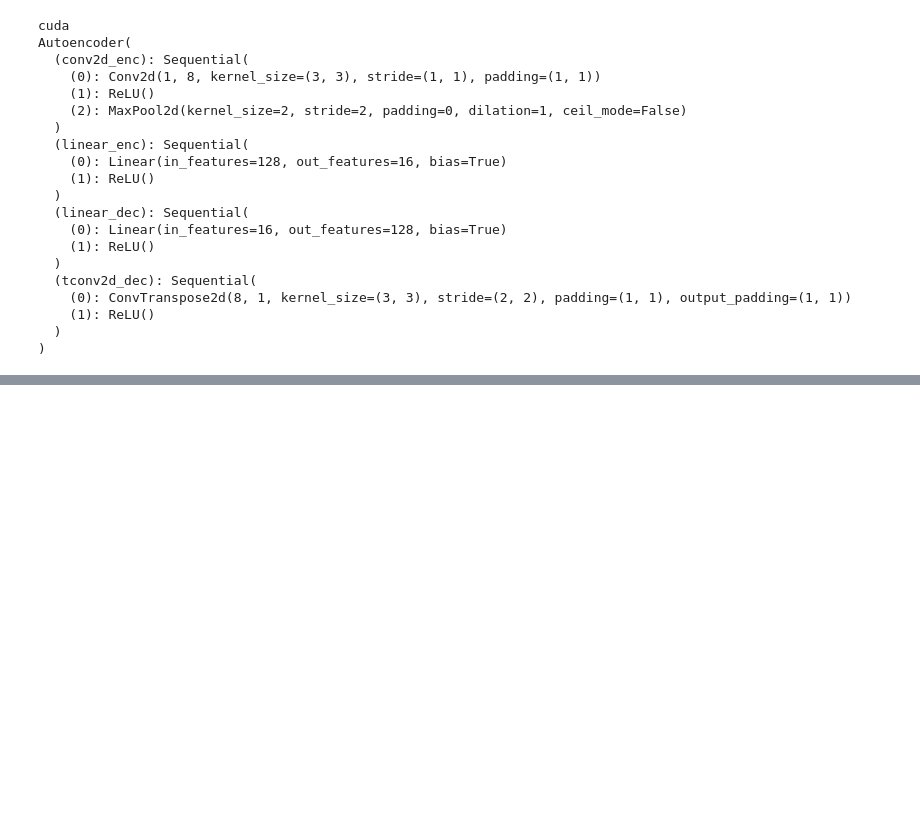
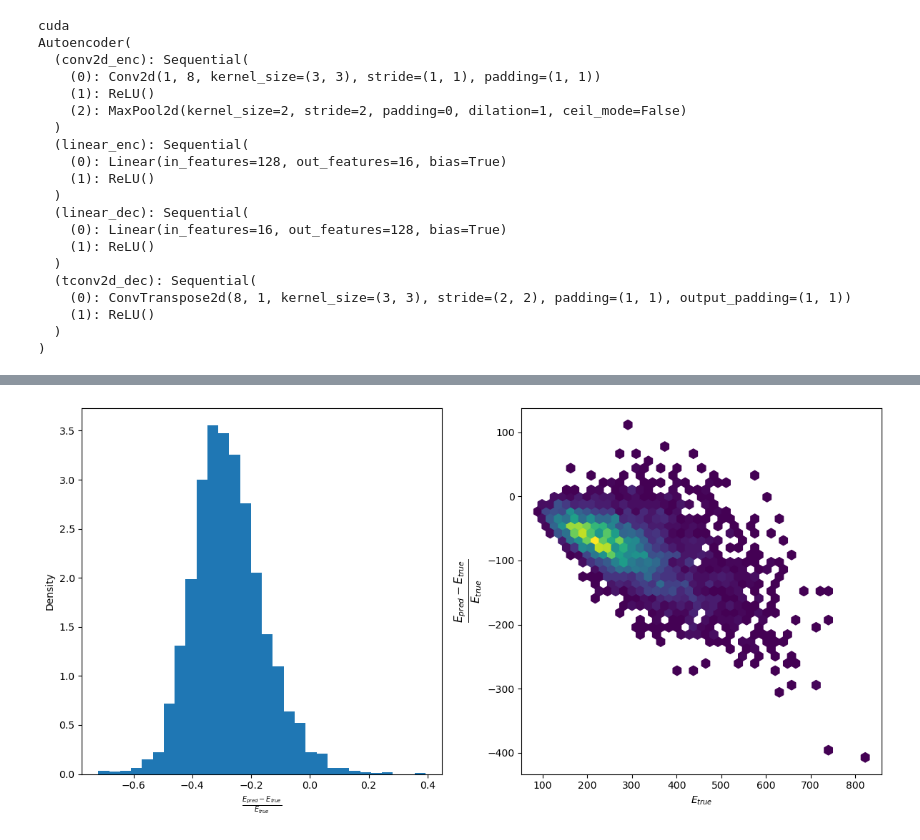
Before and after one commit to NWUHEP/hgcal-analysis, a Jupyter notebook: notebooks/autoencoder_econ.ipynb, the cells around one changed output, grey strips where cells are left out. Drawn from its saved outputs; the diff is of its cells as text; code cells hidden in the pictures; blank space fills up the shorter version.

```diff
--- a/notebooks/autoencoder_econ.ipynb
+++ b/notebooks/autoencoder_econ.ipynb
@@ -193,0 +195,35 @@ with torch.no_grad():
+# %%
+# Plot the the total error for both total energy and
+energy_diff = []
+energy_sums = []
+with torch.no_grad():
+    model.eval()
+    test_loss = 0
+    n_test_events = len(test_loader)
+    for features in tqdm(test_loader, total=n_test_events, leave=False):
+        features = features.unsqueeze(1).to(device)
+        #targets = targets.to(device)
+        features_pred = model(features)
+        diff = features_pred.sum() - features.sum()
+        energy_diff.append(diff.item())
+        energy_sums.append(features.sum().item())
+        #print(features_pred.shape, features.shape)
+        test_loss += loss_fn(torch.log(1. + features_pred), torch.log(1. + features))
+
+energy_diff = np.array(energy_diff)
+energy_sums = np.array(energy_sums)
+
+fig, ax = plt.subplots(1, 2, figsize=(12, 6))
+ax[0].hist(energy_diff/energy_sums, bins=30, density=True)
+ax[0].set_xlabel(r'$\frac{E_{pred} - E_{true}}{E_{true}}$')
+ax[0].set_ylabel('Density')
+
+ax[1].hexbin(energy_sums, energy_diff, gridsize=40, mincnt=1)
+ax[1].set_ylabel(r'$\frac{E_{pred} - E_{true}}{E_{true}}$', size=16)
+ax[1].set_xlabel(r'$E_{true}$')
+
+
+plt.tight_layout()
+plt.show()
+# %% [output]
+[figure, added]
```
Also changed, not shown: parts of 3 cells of this notebook, 1 other file.
